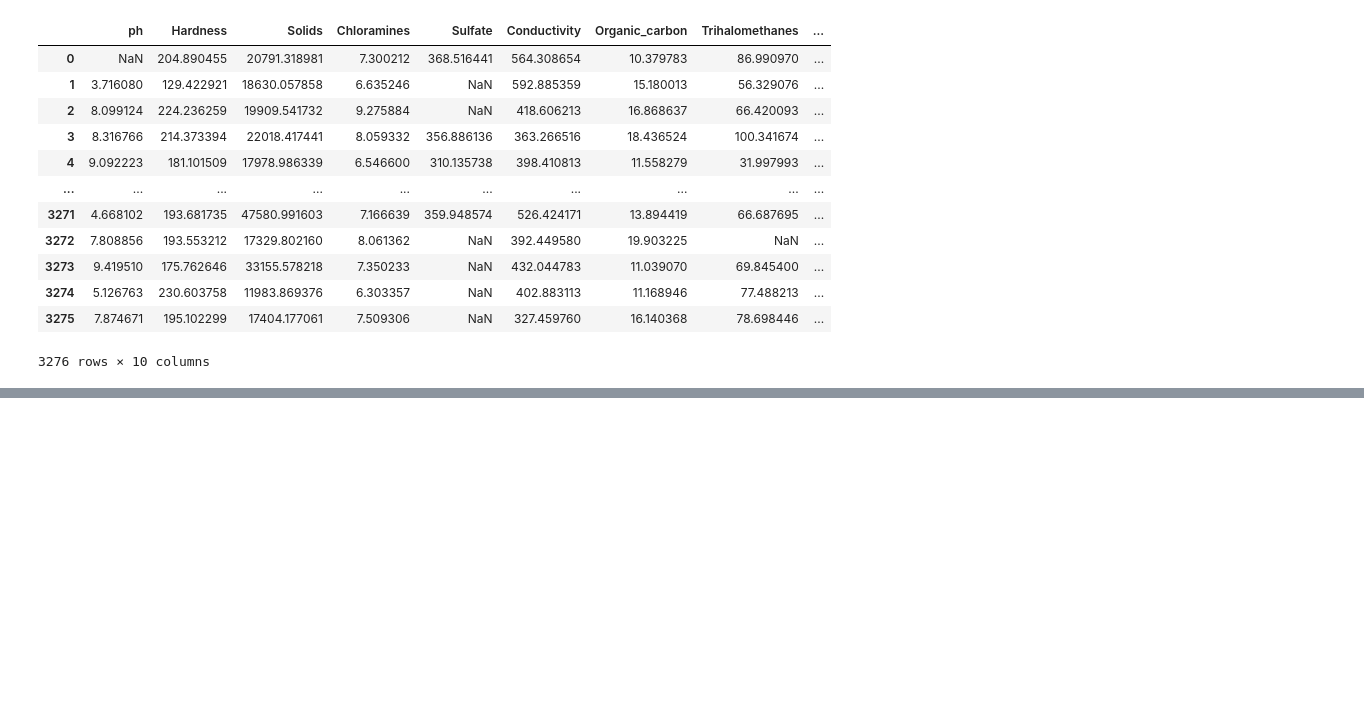
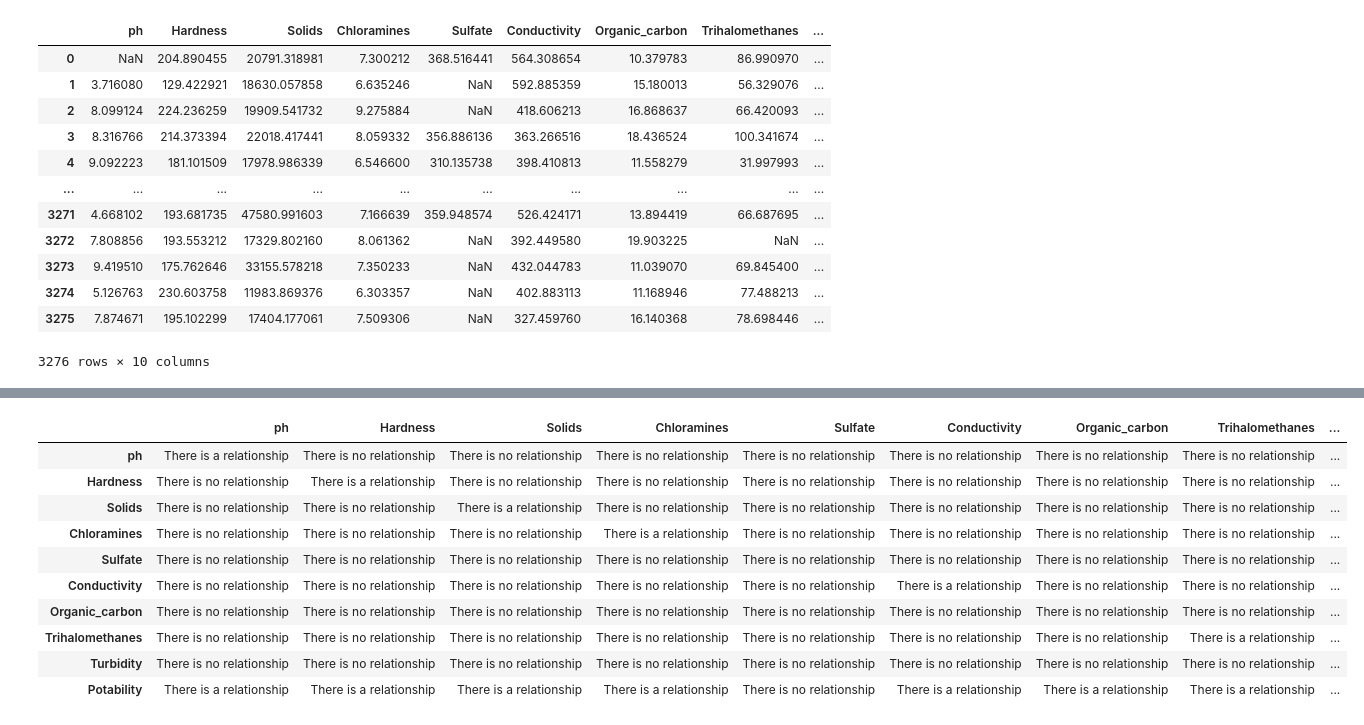
Before and after one commit to Saravanan-20G/Dataset6-Water_Quality, a Jupyter notebook: Water_Quality.ipynb, the cells around one changed output, grey strips where cells are left out. Drawn from its saved outputs; the diff is of its cells as text; code cells hidden in the pictures; blank space fills up the shorter version.

```diff
--- a/Water_Quality.ipynb
+++ b/Water_Quality.ipynb
@@ -21,0 +267,14 @@ df
+# %%
+comperativeColumn_result
+# %% [output]
+|  | ph | Hardness | Solids | Chloramines | Sulfate | Conductivity | Organic_carbon | Trihalomethanes | ... |
+| ph | There is a relationship | There is no relationship | There is no relationship | There is no relationship | There is no relationship | There is no relationship | There is no relationship | There is no relationship | ... |
+| Hardness | There is no relationship | There is a relationship | There is no relationship | There is no relationship | There is no relationship | There is no relationship | There is no relationship | There is no relationship | ... |
+| Solids | There is no relationship | There is no relationship | There is a relationship | There is no relationship | There is no relationship | There is no relationship | There is no relationship | There is no relationship | ... |
+| Chloramines | There is no relationship | There is no relationship | There is no relationship | There is a relationship | There is no relationship | There is no relationship | There is no relationship | There is no relationship | ... |
+| Sulfate | There is no relationship | There is no relationship | There is no relationship | There is no relationship | There is no relationship | There is no relationship | There is no relationship | There is no relationship | ... |
+| Conductivity | There is no relationship | There is no relationship | There is no relationship | There is no relationship | There is no relationship | There is a relationship | There is no relationship | There is no relationship | ... |
+| Organic_carbon | There is no relationship | There is no relationship | There is no relationship | There is no relationship | There is no relationship | There is no relationship | There is no relationship | There is no relationship | ... |
+| Trihalomethanes | There is no relationship | There is no relationship | There is no relationship | There is no relationship | There is no relationship | There is no relationship | There is no relationship | There is a relationship | ... |
+| Turbidity | There is no relationship | There is no relationship | There is no relationship | There is no relationship | There is no relationship | There is no relationship | There is no relationship | There is no relationship | ... |
+| Potability | There is a relationship | There is a relationship | There is a relationship | There is a relationship | There is no relationship | There is a relationship | There is a relationship | There is a relationship | ... |
```
Also changed, not shown: parts of 17 cells of this notebook.
